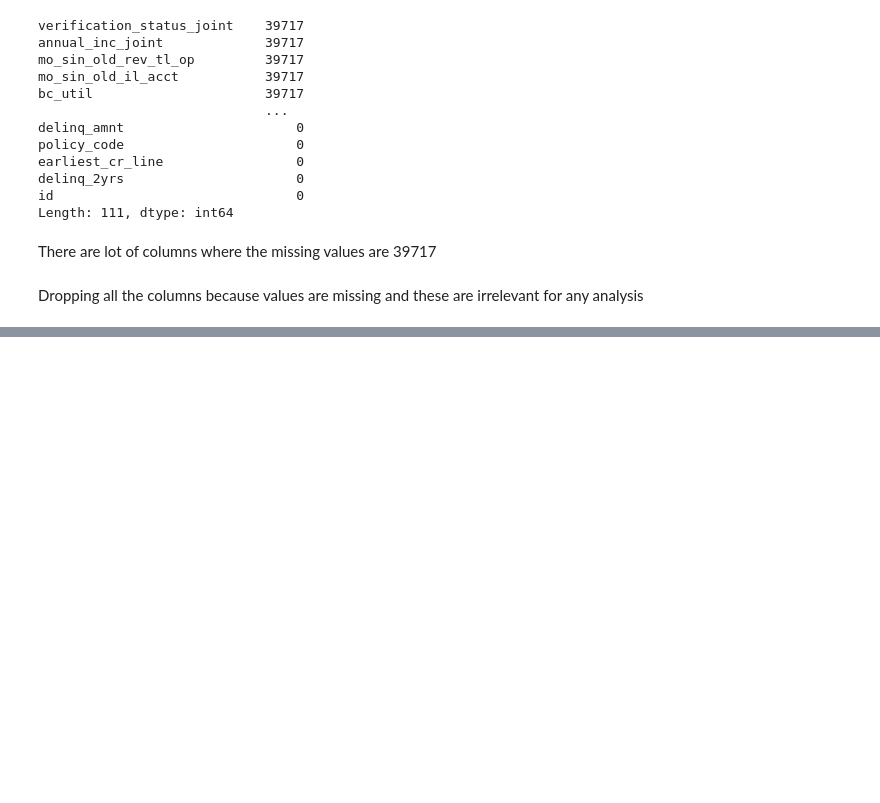
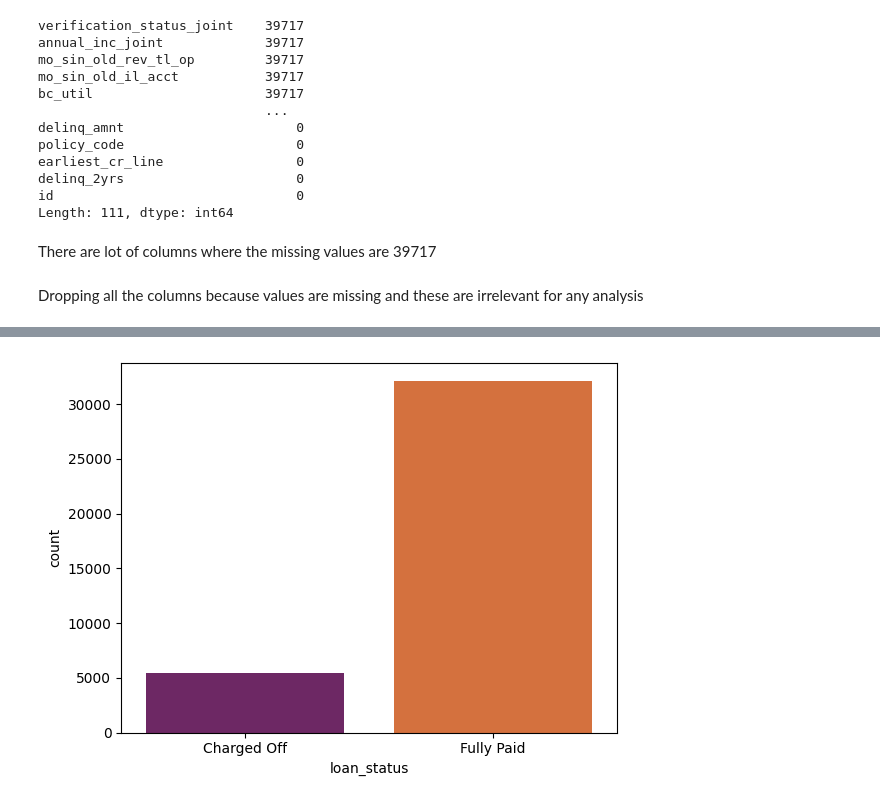
Before and after one commit to muralik31/Lending-Club-Case-Study, a Jupyter notebook: Murali_Krishna_Kondapally.ipynb, the cells around one changed output, grey strips where cells are left out. Drawn from its saved outputs; the diff is of its cells as text; code cells hidden in the pictures; blank space fills up the shorter version.

```diff
--- a/Murali_Krishna_Kondapally.ipynb
+++ b/Murali_Krishna_Kondapally.ipynb
@@ -150,0 +649,6 @@ memory usage: 17.3+ MB
+# %%
+sns.countplot(data=df_latest, x='loan_status', palette='inferno')
+plt.xticks([0, 1], ['Charged Off', 'Fully Paid'])
+plt.show()
+# %% [output]
+[figure, added]
```
Also changed, not shown: parts of 55 cells of this notebook.
